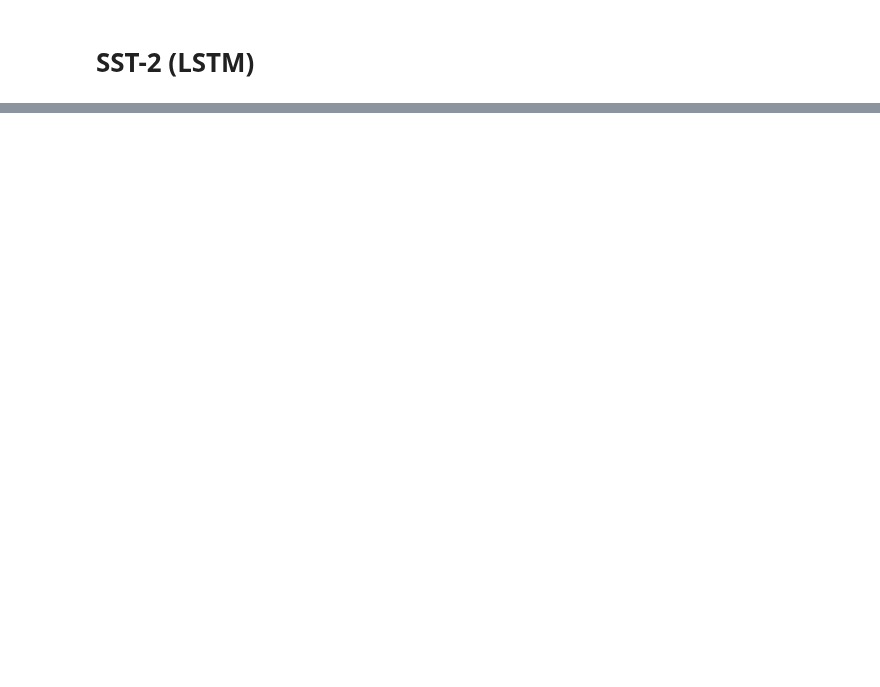
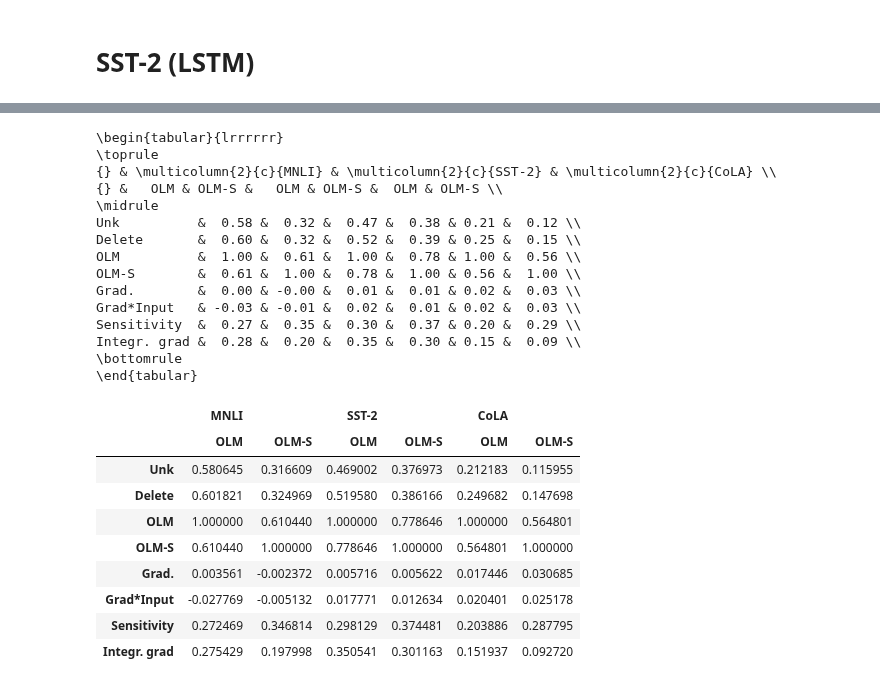
Before and after one commit to DFKI-NLP/OLM, a Jupyter notebook: notebooks/experiment_results.ipynb, the cells around one changed output, grey strips where cells are left out. Saved outputs shown, nothing was run; the diff lists cells and outputs as text; code cells hidden in the pictures; blank space fills up the shorter version.

```diff
--- a/notebooks/experiment_results.ipynb
+++ b/notebooks/experiment_results.ipynb
@@ -227,3 +234,34 @@ Integr. grad &      0.14 &   0.18 & 0.15 &  0.09 &    -0.01 &       0.12 &
 | Grad*Input | 0.026229 | 0.036330 | 0.020401 | 0.025178 | 0.008709 | 1.000000 | -0.001070 | 0.116754 |
 | Sensitivity | 0.026221 | 0.018538 | 0.203886 | 0.287795 | -0.000928 | -0.001070 | 1.000000 | 0.068817 |
 | Integr. grad | 0.136655 | 0.175759 | 0.151937 | 0.092720 | -0.007255 | 0.116754 | 0.068817 | 1.000000 |
+# %%
+combined_df = combined_table(task_correlations=[("MNLI", mnli_correlation), ("SST-2", sst2_correlation), ("CoLA", cola_correlation)],
+                             strategies=["OLM", "OLM-S"])
+print(combined_df.to_latex(float_format="{:0.2f}".format, multicolumn_format="c"))
+combined_df
+# %% [output]
+\begin{tabular}{lrrrrrr}
+\toprule
+{} & \multicolumn{2}{c}{MNLI} & \multicolumn{2}{c}{SST-2} & \multicolumn{2}{c}{CoLA} \\
+{} &   OLM & OLM-S &   OLM & OLM-S &  OLM & OLM-S \\
+\midrule
+Unk          &  0.58 &  0.32 &  0.47 &  0.38 & 0.21 &  0.12 \\
+Delete       &  0.60 &  0.32 &  0.52 &  0.39 & 0.25 &  0.15 \\
+OLM          &  1.00 &  0.61 &  1.00 &  0.78 & 1.00 &  0.56 \\
+OLM-S        &  0.61 &  1.00 &  0.78 &  1.00 & 0.56 &  1.00 \\
+Grad.        &  0.00 & -0.00 &  0.01 &  0.01 & 0.02 &  0.03 \\
+Grad*Input   & -0.03 & -0.01 &  0.02 &  0.01 & 0.02 &  0.03 \\
+Sensitivity  &  0.27 &  0.35 &  0.30 &  0.37 & 0.20 &  0.29 \\
+Integr. grad &  0.28 &  0.20 &  0.35 &  0.30 & 0.15 &  0.09 \\
+\bottomrule
+\end{tabular}
+|  | MNLI |  | SST-2 |  | CoLA |  |
+|  | OLM | OLM-S | OLM | OLM-S | OLM | OLM-S |
+| Unk | 0.580645 | 0.316609 | 0.469002 | 0.376973 | 0.212183 | 0.115955 |
+| Delete | 0.601821 | 0.324969 | 0.519580 | 0.386166 | 0.249682 | 0.147698 |
+| OLM | 1.000000 | 0.610440 | 1.000000 | 0.778646 | 1.000000 | 0.564801 |
+| OLM-S | 0.610440 | 1.000000 | 0.778646 | 1.000000 | 0.564801 | 1.000000 |
+| Grad. | 0.003561 | -0.002372 | 0.005716 | 0.005622 | 0.017446 | 0.030685 |
+| Grad*Input | -0.027769 | -0.005132 | 0.017771 | 0.012634 | 0.020401 | 0.025178 |
+| Sensitivity | 0.272469 | 0.346814 | 0.298129 | 0.374481 | 0.203886 | 0.287795 |
+| Integr. grad | 0.275429 | 0.197998 | 0.350541 | 0.301163 | 0.151937 | 0.092720 |
```
Also changed, not shown: parts of 5 cells of this notebook.
